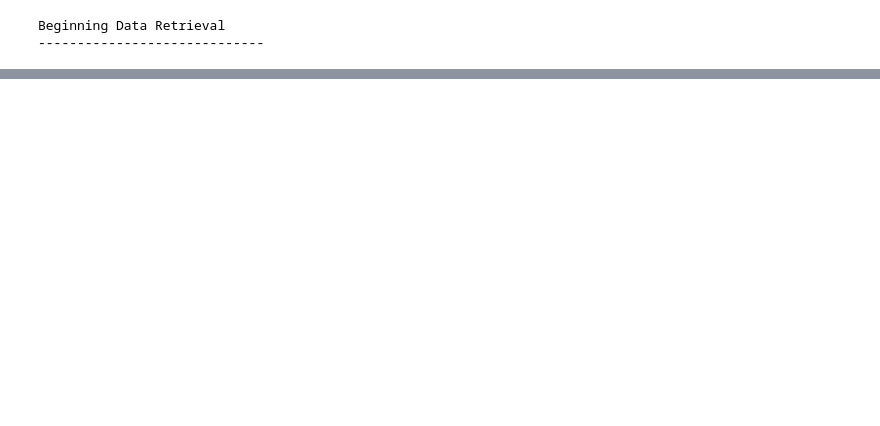
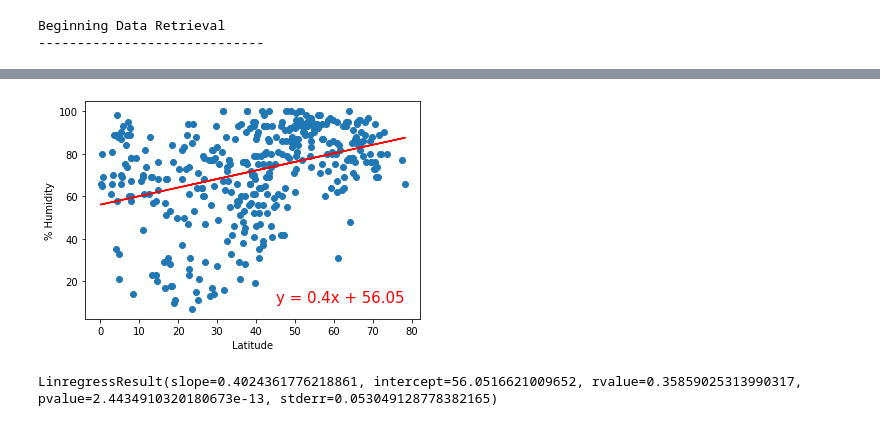
Before and after one commit to ccorboy/World_Weather_Analysis, a Jupyter notebook: WeatherPy.ipynb, the cells around one changed output, grey strips where cells are left out. Saved outputs shown, nothing was run; the diff lists cells and outputs as text; code cells hidden in the pictures; blank space fills up the shorter version.

```diff
--- a/WeatherPy.ipynb
+++ b/WeatherPy.ipynb
@@ -251,0 +322,14 @@ plt.show()
+# %%
+# Linear regression on the Northern Hemisphere (vs Humidity)
+x_values = northern_hemi_df["Lat"]
+y_values = northern_hemi_df["Humidity"]
+# Call the function.
+plot_linear_regression(x_values, y_values,
+                       'Linear Regression on the Northern Hemisphere \
+                        for % Humidity', '% Humidity',(45,10))
+# %% [output]
+[figure, added]
+# %%
+linregress(x_values, y_values)
+# %% [output]
+LinregressResult(slope=0.4024361776218861, intercept=56.0516621009652, rvalue=0.35859025313990317, pvalue=2.4434910320180673e-13, stderr=0.053049128778382165)
```
Also changed, not shown: parts of 24 cells of this notebook.
